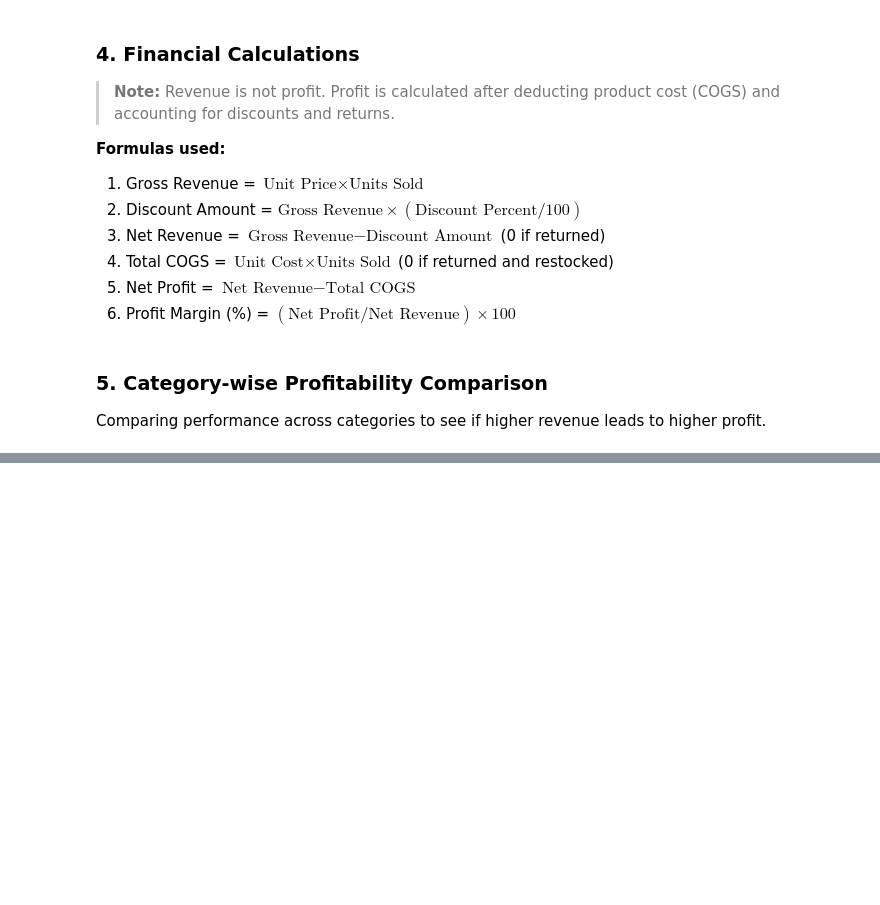
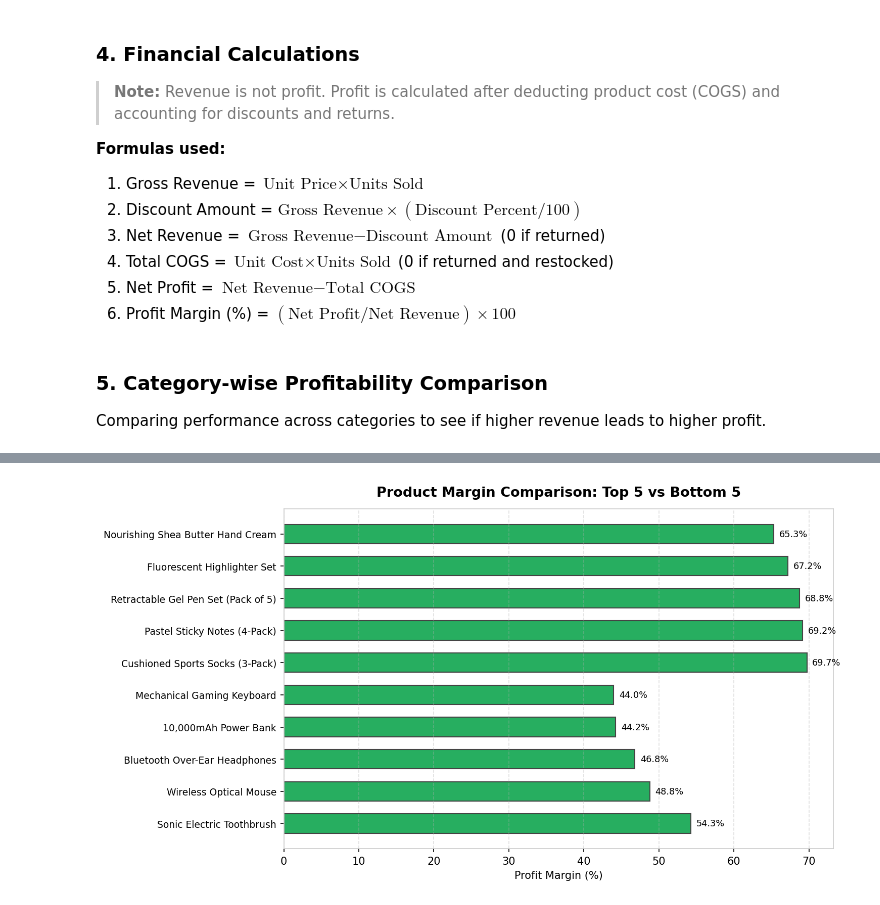
Before and after one commit to abhinavsrivastava98890/Small-Business-Profitability-Analysis, a Jupyter notebook: notebooks/profitability_analysis.ipynb, the cells around one changed output, grey strips where cells are left out. Cells and saved outputs as stored; diff of their text form; code cells hidden in the pictures; blank space fills up the shorter version.

```diff
--- a/notebooks/profitability_analysis.ipynb
+++ b/notebooks/profitability_analysis.ipynb
@@ -125,0 +281,15 @@ Comparing performance across categories to see if higher revenue leads to higher
+# %%
+prod_perf = valid_sales.groupby(['Product_ID', 'Product_Name', 'Category']).agg(
+    Units_Sold=('Units_Sold', 'sum'),
+    Net_Revenue=('Net_Revenue', 'sum'),
+    Net_Profit=('Net_Profit', 'sum')
+).reset_index()
+
+prod_perf['Margin_Pct'] = (prod_perf['Net_Profit'] / prod_perf['Net_Revenue'] * 100).round(2)
+prod_perf = prod_perf.sort_values(by='Margin_Pct', ascending=False).reset_index(drop=True)
+
+print("--- Top 5 Products by Margin ---")
+display(prod_perf.head(5))
+
+print("\n--- Bottom 5 Products by Margin ---")
+display(prod_perf.tail(5))
@@ -125,0 +312,31 @@ Comparing performance across categories to see if higher revenue leads to higher
+# %%
+# Chart 4: Top 5 vs Bottom 5 Products by Profit Margin
+top_5 = prod_perf.head(5).copy()
+bottom_5 = prod_perf.tail(5).copy()
+combined_ranked = pd.concat([bottom_5, top_5]).reset_index(drop=True)
+
+fig, ax = plt.subplots(figsize=(10, 5.5), dpi=150)
+
+y_pos = np.arange(len(combined_ranked))
+colors = ["#e74c3c" if m < 35 else "#27ae60" for m in combined_ranked['Margin_Pct']]
+
+bars = ax.barh(y_pos, combined_ranked['Margin_Pct'], color=colors, height=0.6, edgecolor="#444444")
+
+ax.set_yticks(y_pos)
+ax.set_yticklabels(combined_ranked['Product_Name'], fontsize=9)
+ax.set_xlabel("Profit Margin (%)", fontsize=10)
+ax.set_title("Product Margin Comparison: Top 5 vs Bottom 5", fontsize=13, fontweight="bold", pad=12)
+ax.grid(axis="x", linestyle="--", alpha=0.4)
+
+for bar, margin in zip(bars, combined_ranked['Margin_Pct']):
+    w = bar.get_width()
+    ax.annotate(f"{margin:.1f}%",
+                xy=(w, bar.get_y() + bar.get_height() / 2),
+                xytext=(5, 0),
+                textcoords="offset points",
+                ha="left", va="center", fontsize=8.5)
+
+plt.tight_layout()
+plt.show()
+# %% [output]
+[figure, added]
```
Also changed, not shown: parts of 13 cells of this notebook.
